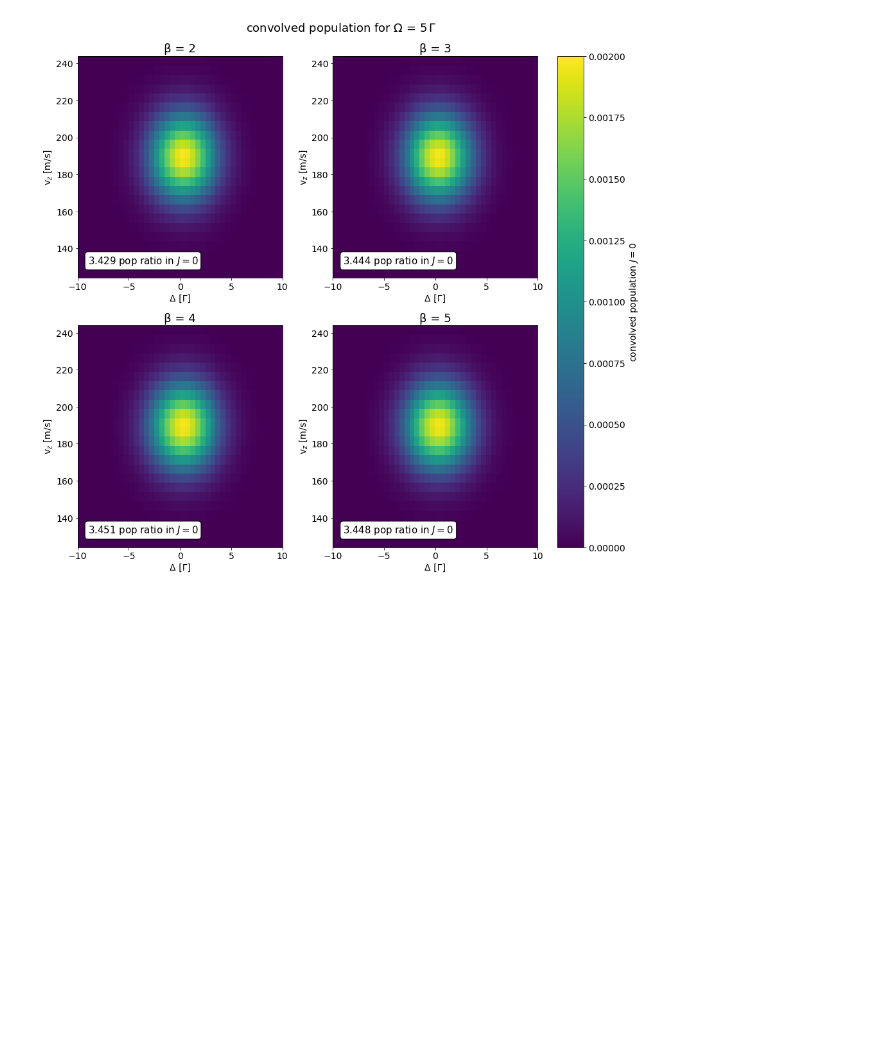
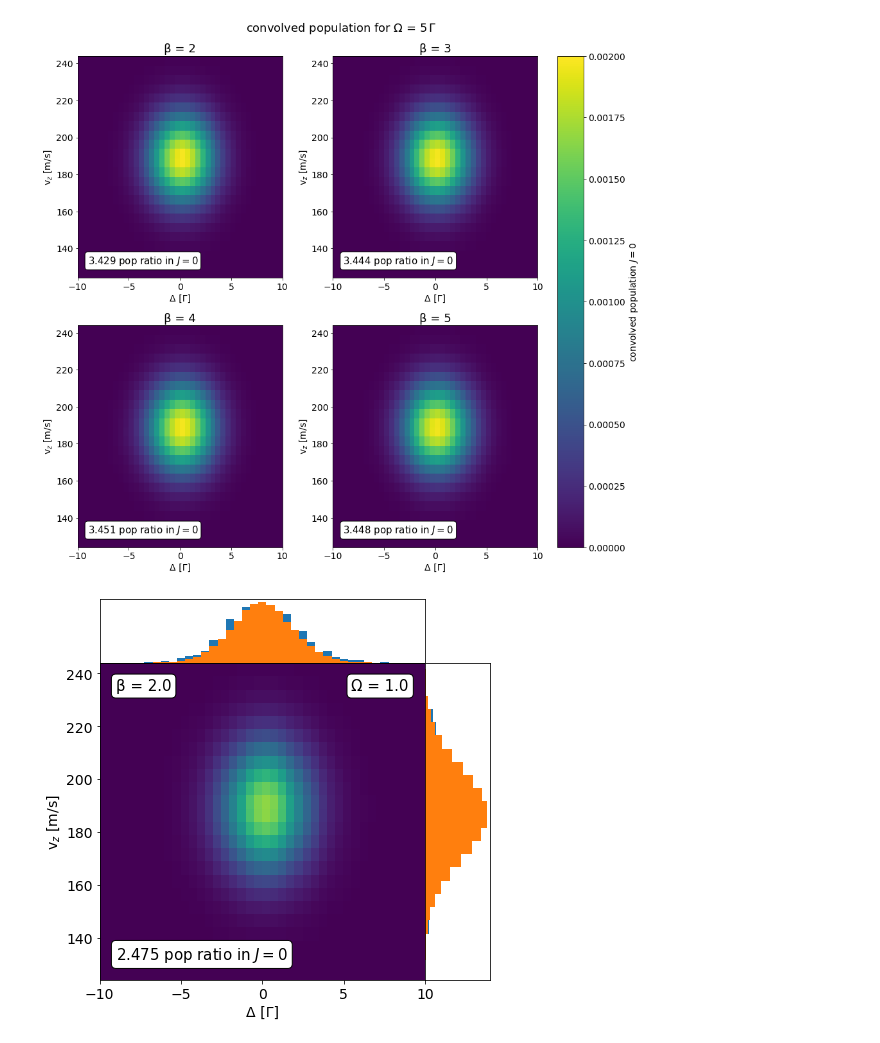
Before and after one commit to ograsdijk/optical-bloch, a Jupyter notebook: Velocity Broadening with Multipass + apertures + phase modulation.ipynb, the cells around one changed output. Drawn from its saved outputs; the diff is of its cells as text; code cells hidden in the pictures; blank space fills up the shorter version.

```diff
--- a/Velocity Broadening with Multipass + apertures + phase modulation.ipynb
+++ b/Velocity Broadening with Multipass + apertures + phase modulation.ipynb
@@ -765,7 +767,7 @@ with h5py.File("rotational_cooling_laser_only.hdf5", 'r') as f:
 # keep in mind when the desired spacing is less than two digits to remove rounding or
 # increase the digits
 results_array_J0 = np.zeros([len(results_array),5])
-for idx, (Ω_factor, Δ_factor, v, β_factor, *pops) in tqdm(enumerate(results_array), total = len(ens_u)):
+for idx, (Ω_factor, Δ_factor, v, β_factor, *pops) in tqdm(enumerate(results_array), total = len(results_array)):
     results_array_J0[idx,:] = [round(Ω_factor/Γ/abs(de_main),2), Δ_factor/Γ, v, β_factor, np.sum(pops[:4])]
 # %%
 P0_ini = np.diag(ρ_ini[:4,:4]).sum().real
@@ -874,3 +876,93 @@ for Ω_factor in [1,2,3,4,5]:
 [figure]
 [figure]
 [figure]
+# %%
+ # check that the data is within this range, used to use same colorscale for each figure
+vmin, vmax = 0,0.002
+
+# selecting Ω slices
+for Ω_factor in [1,2,3,4,5]:
+    # selecting β slices
+    for idx, β_factor in enumerate([2,3,4,5]):
+        fig = plt.figure(figsize = (7,7))
+        gs = fig.add_gridspec(nrows = 6, ncols = 6, wspace = 0, hspace = 0)
+        ax = fig.add_subplot(gs[1:,:-1])
+        axx = fig.add_subplot(gs[:1,:-1], sharex = ax)
+        axy = fig.add_subplot(gs[1:,-1:], sharey = ax)
+
+        axx.get_xaxis().set_visible(False)
+        axx.get_yaxis().set_visible(False)
+        axy.get_xaxis().set_visible(False)
+        axy.get_yaxis().set_visible(False)
+
+        m = results_array_J0[:,0] == Ω_factor
+        m &= results_array_J0[:,3] == β_factor
+        data_slice = np.s_[:,[1,2,4]]
+        _array = results_array_J0[m][data_slice]
+
+        dim_x, dim_y = len(Main.Deltas), len(Main.velocities)
+        x,y,z = _array.T
+
+        # Set up a regular grid of interpolation points
+        X, Y = np.linspace(x.min(), x.max(), dim_x), np.linspace(y.min(), y.max(), dim_y)
+        X, Y = np.meshgrid(X,Y)
+
+        # Interpolate; there's also method='cubic' for 2-D data such as here
+        Z = griddata((x, y), z, (X, Y), method='nearest')
+
+        Δs = X[0,:]
+        vs = Y[:,0]
+        dΔ = np.diff(Δs)[0]
+        dv = np.diff(vs)[0]
+
+        # convolve with velocity distribution and detuning distribution (from transverse velocities)
+        convolve = norm.pdf(vs, mu_z, sigma_z)[:,np.newaxis]*Z
+        convolve *= norm.pdf(Δs, mu, sigma)[np.newaxis,:]
+
+        total = (convolve.sum(axis = 0)*dv).sum()*dΔ
+
+        cs = ax.pcolormesh(X,Y,convolve, shading = 'nearest', vmin = vmin, vmax = vmax)
+
+
+        ax.set_xlabel("Δ [Γ]")
+        ax.set_ylabel(r"v$_z$ [m/s]")
+        ax.set_title(f'β = {β_factor}')
+
+        props = dict(boxstyle='round', facecolor='white', alpha=1)
+        text = f"{total/P0_ini:.3f} pop ratio in $J=0$"
+        ax.text(0.05, 0.05, text, transform = ax.transAxes, fontsize = 15, bbox = props,
+                va = 'bottom', ha = 'left')
+
+        text = f"Ω = {Ω_factor:.1f}"
+        ax.text(0.95, 0.95, text, transform = ax.transAxes, fontsize = 15, bbox = props,
+                va = 'top', ha = 'right')
+
+        text = f"β = {β_factor:.1f}"
+        ax.text(0.05, 0.95, text, transform = ax.transAxes, fontsize = 15, bbox = props,
+                va = 'top', ha = 'left')
+
+        set_fontsize(ax, 14)
+
+        # plotting v_transverse distribution
+        bins = np.array(Main.Deltas)/Γ
+        bins = np.append(bins, [bins[-1]+np.diff(bins)[0]])
+        bins -= np.diff(bins)[0]/2
+        _ = axx.hist(v_x[mask_filtered_beam]*v_to_Γ, bins = bins, label = r'$v_x$', density = True, alpha = 1)
+
+        max_height = _[0].max()
+        conv_sum_Δ = convolve.sum(axis = 0)
+        axx.bar(Δs, max_height*(conv_sum_Δ/np.max(conv_sum_Δ)), width = np.diff(Δs)[0], color = 'C1')
+
+        axx.set_xlim(Δs.min(), Δs.max())
+
+        # plotting v_z distribution
+        bins = np.append(vs - np.diff(vs)[0]/2, [vs[-1]+np.diff(vs)[0]/2])
+        _ = axy.hist(v_z[mask_filtered_beam], density = True, bins = bins, orientation = 'horizontal', alpha = 1)
+
+        max_height = _[0].max()
+        conv_sum_vz = convolve.sum(axis = 1)
+        axy.barh(vs, max_height*(conv_sum_vz/np.max(conv_sum_vz)), height = np.diff(vs)[0], color = 'C1')
+
+        axy.set_ylim(vs.min(), vs.max())
+# %% [output]
+[figure, added]
```
Also changed, not shown: parts of 9 cells of this notebook, 1 other file.
